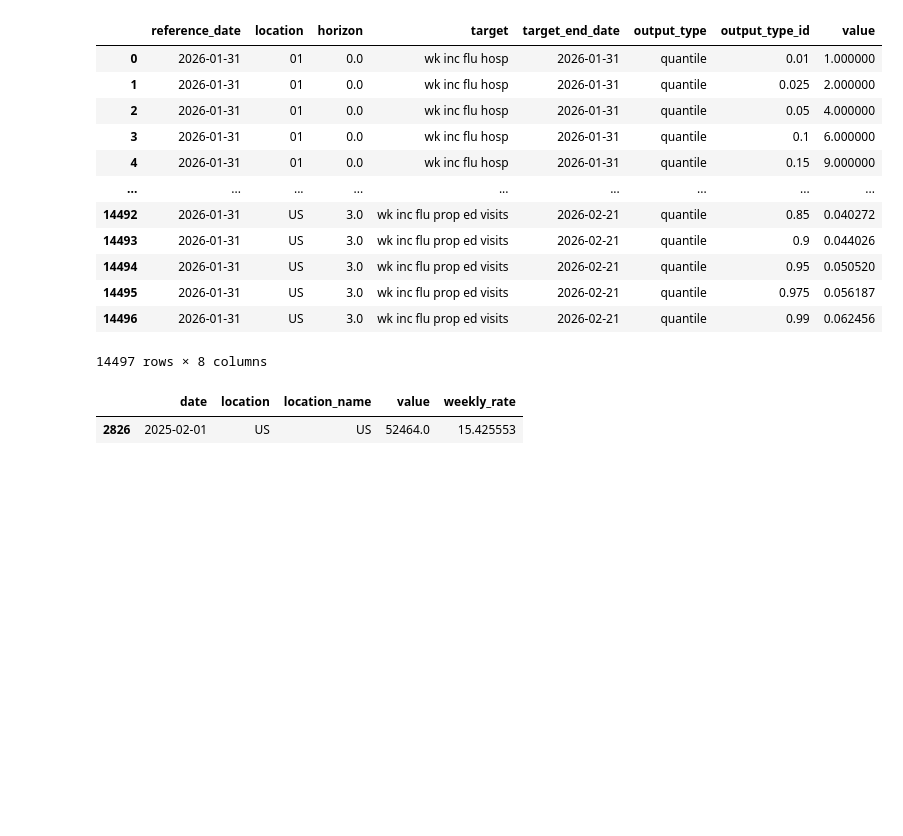
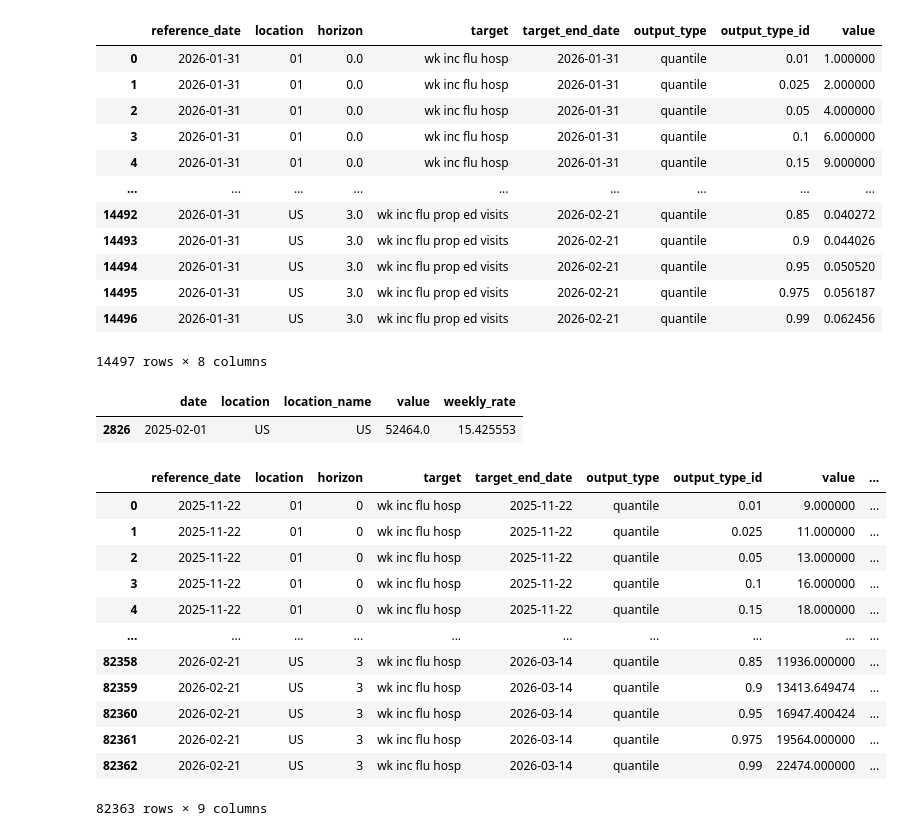
Before and after one commit to jessica-davis/epistorm-ensemble, a Jupyter notebook: debugging.ipynb, the cells around one changed output. Cells and saved outputs as stored; diff of their text form; code cells hidden in the pictures; blank space fills up the shorter version.

```diff
--- a/debugging.ipynb
+++ b/debugging.ipynb
@@ -361,4 +361,18 @@ prior_row
 |  | date | location | location_name | value | weekly_rate |
 | 2826 | 2025-02-01 | US | US | 52464.0 | 15.425553 |
 # %%
-pd.read_parquet('./data/')
+pd.read_parquet('./data/quantile_ensemble.pq')
+# %% [output]
+|  | reference_date | location | horizon | target | target_end_date | output_type | output_type_id | value | ... |
+| 0 | 2025-11-22 | 01 | 0 | wk inc flu hosp | 2025-11-22 | quantile | 0.01 | 9.000000 | ... |
+| 1 | 2025-11-22 | 01 | 0 | wk inc flu hosp | 2025-11-22 | quantile | 0.025 | 11.000000 | ... |
+| 2 | 2025-11-22 | 01 | 0 | wk inc flu hosp | 2025-11-22 | quantile | 0.05 | 13.000000 | ... |
+| 3 | 2025-11-22 | 01 | 0 | wk inc flu hosp | 2025-11-22 | quantile | 0.1 | 16.000000 | ... |
+| 4 | 2025-11-22 | 01 | 0 | wk inc flu hosp | 2025-11-22 | quantile | 0.15 | 18.000000 | ... |
+| ... | ... | ... | ... | ... | ... | ... | ... | ... | ... |
+| 82358 | 2026-02-21 | US | 3 | wk inc flu hosp | 2026-03-14 | quantile | 0.85 | 11936.000000 | ... |
+| 82359 | 2026-02-21 | US | 3 | wk inc flu hosp | 2026-03-14 | quantile | 0.9 | 13413.649474 | ... |
+| 82360 | 2026-02-21 | US | 3 | wk inc flu hosp | 2026-03-14 | quantile | 0.95 | 16947.400424 | ... |
+| 82361 | 2026-02-21 | US | 3 | wk inc flu hosp | 2026-03-14 | quantile | 0.975 | 19564.000000 | ... |
+| 82362 | 2026-02-21 | US | 3 | wk inc flu hosp | 2026-03-14 | quantile | 0.99 | 22474.000000 | ... |
+82363 rows × 9 columns
```
Also changed, not shown: 1 other file.
